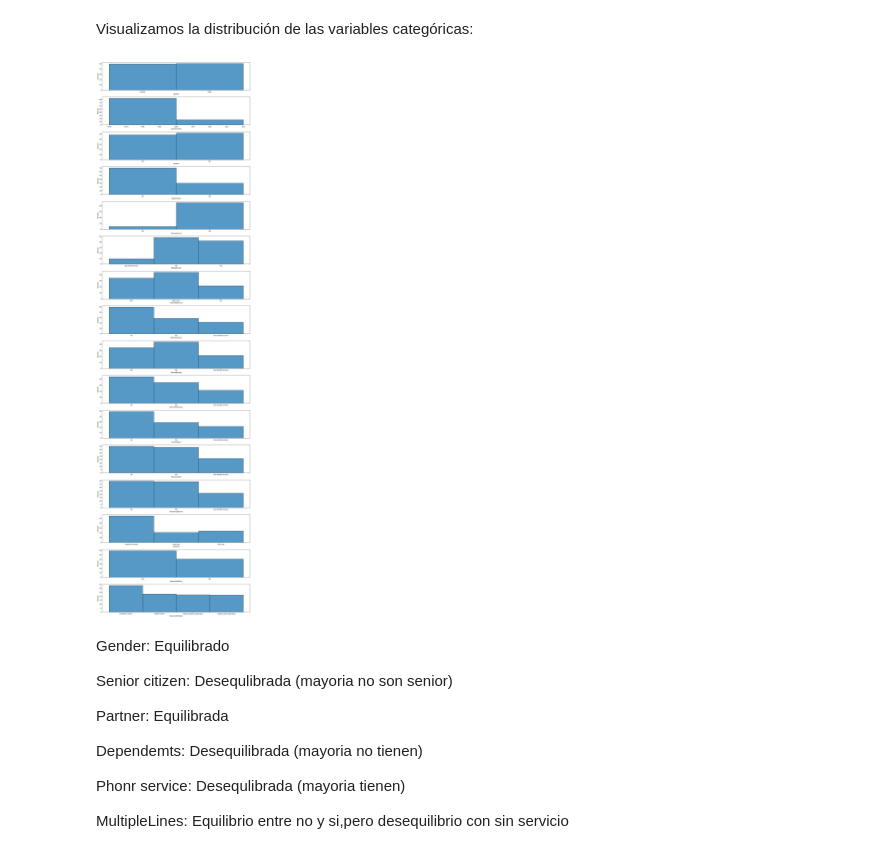
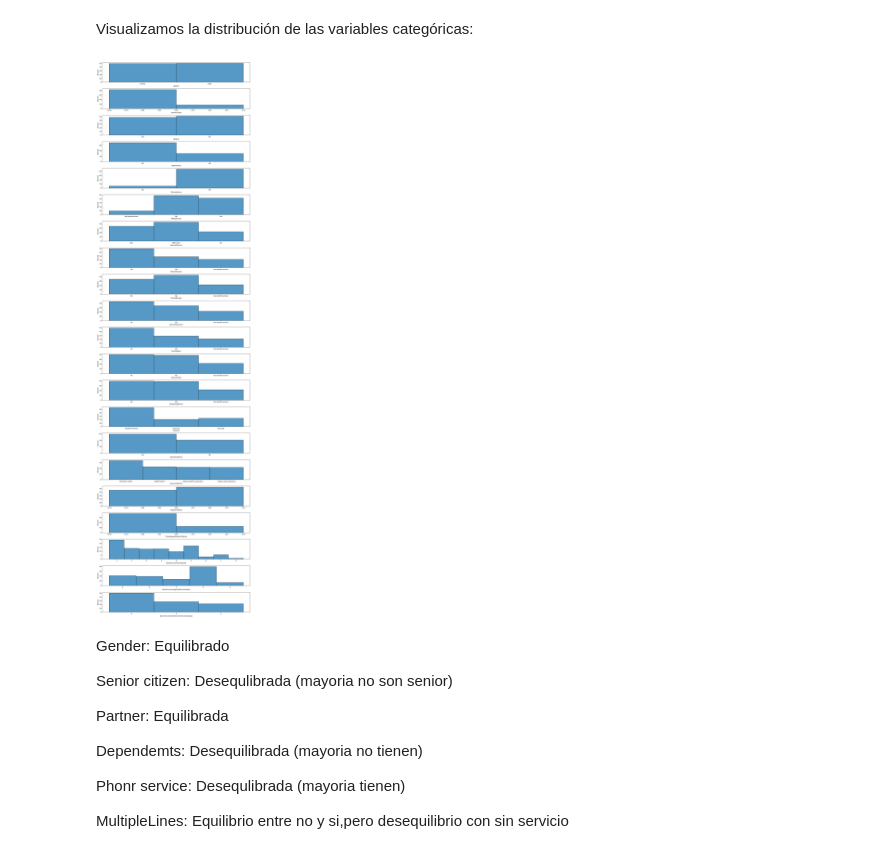
Before and after one commit to GOIH/MineriaDatos, a Jupyter notebook: analisis.ipynb, the cells around one changed output. Saved outputs shown, nothing was run; the diff lists cells and outputs as text; code cells hidden in the pictures.

```diff
--- a/analisis.ipynb
+++ b/analisis.ipynb
@@ -146,6 +134,0 @@ Separamos los datos en X e y para facilitar las relaciones de los datos:
-# %%
-variablesEntrada = data.columns[:-1]
-variableSalida = data.columns[-1]
-
-X = data.iloc[:, :-1].copy()
-y = data.iloc[:,-1].copy()
@@ -170,0 +237,2 @@ Podemos observar que se trata de un problema de clasificación desbalanceado.
+# %%
+generated_data = GeneradorVariables().transform(data)
@@ -171,3 +241,19 @@ Podemos observar que se trata de un problema de clasificación desbalanceado.
+# %%
+variables_numericas = ['tenure', 'MonthlyCharges', 'TotalCharges', 'GastoPromedioMensual']
+
+variables_categoricas_nominales = [
+    "gender", "SeniorCitizen", "Partner", "Dependents", "PhoneService",
+    "MultipleLines", "InternetService", "OnlineSecurity", "OnlineBackup",
+    "DeviceProtection", "TechSupport", "StreamingTV", "StreamingMovies",
+    "Contract", "PaperlessBilling", "PaymentMethod",
+    "AntiguedadAlta", "TieneDependientesYPartner"
+]
+
+variables_categoricas_ordinales = ['NumServiciosContratados', 'NumServiciosSeguridadContratados',
+    'NumServiciosEntretenimientoContratados']
+
+variablesEntrada = variables_numericas + variables_categoricas_nominales + variables_categoricas_ordinales
+variableSalida = "Churn"
 # %% [markdown]
 ### 2.3. Visualización de las distribuciones de las variables:
 
@@ -176,8 +262,8 @@ Visualizamos la distribución de las variables numéricas:
 fig, axes = plt.subplots(nrows=len(variables_numericas), ncols=2, figsize=(14, 15))
 
 for i in range(len(variables_numericas)):
-    sns.histplot(data=X, x=variables_numericas[i], ax=axes[i, 0], bins=20, kde=True)
-    sns.boxplot(data=X, x=variables_numericas[i], ax=axes[i, 1])
+    sns.histplot(data=generated_data, x=variables_numericas[i], ax=axes[i, 0], bins=20, kde=True)
+    sns.boxplot(data=generated_data, x=variables_numericas[i], ax=axes[i, 1])
 
 fig.tight_layout()
 # %% [output]
@@ -191,14 +277,16 @@ Total charges: Mayoría valores bajos (En esta podríamos usar lo que hemos dado
 # %% [markdown]
 Visualizamos la distribución de las variables categóricas:
 # %%
+variables_categoricas = variables_categoricas_nominales + variables_categoricas_ordinales
+
 fig, axes = plt.subplots(nrows=len(variables_categoricas), ncols=1, figsize=(14, 50))
 
 for i in range(len(variables_categoricas)):
-    sns.histplot(data=X, x=variables_categoricas[i], stat='percent', discrete=True, ax=axes[i])
+    sns.histplot(data=generated_data, x=variables_categoricas[i], stat='percent', discrete=True, ax=axes[i])
 
 fig.tight_layout()
 # %% [output]
-[figure, old version]
+[figure, new version]
 # %% [markdown]
 Gender: Equilibrado
 
```
Also changed, not shown: parts of 117 cells of this notebook.
